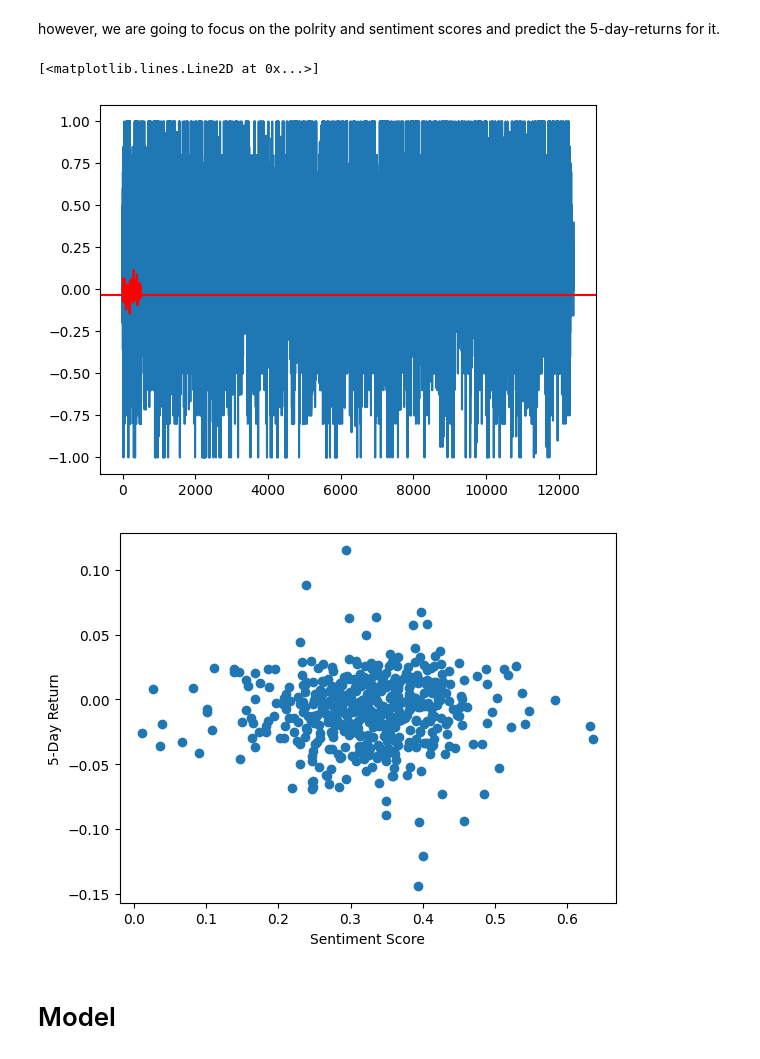
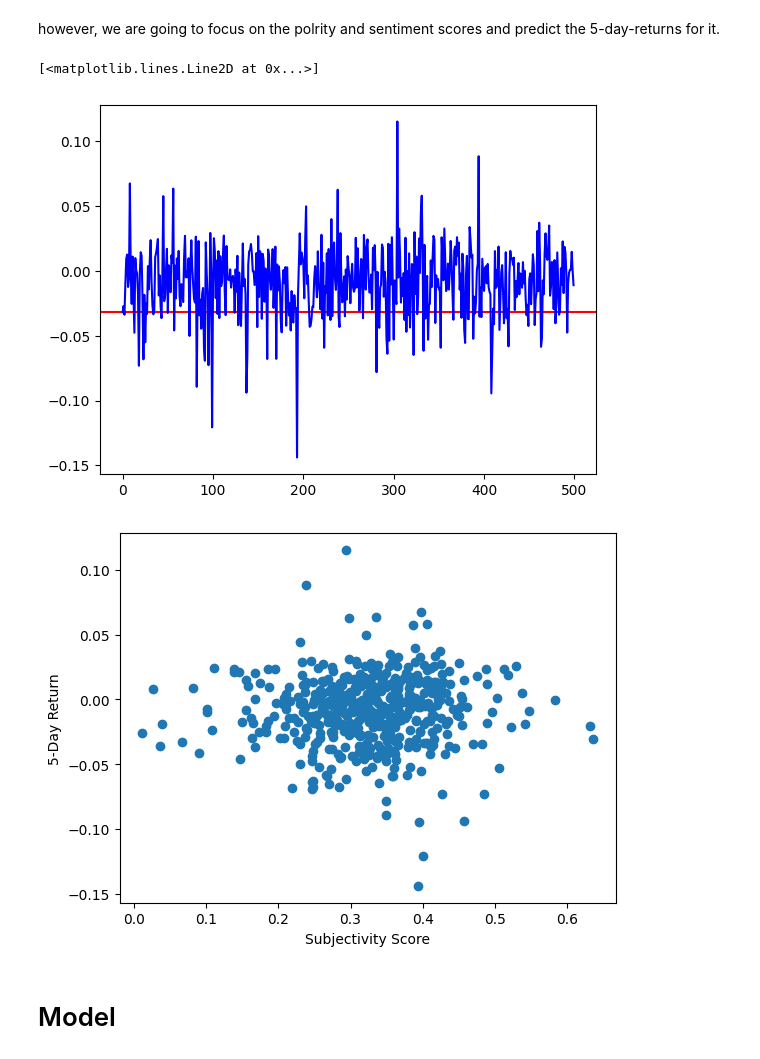
Before and after one commit to VedanshiShah7/Machine-Learning-In-Finance, a Jupyter notebook: Project 4/mini_project_4_test_mlf.ipynb, the cells around one changed output. Drawn from its saved outputs; the diff is of its cells as text; code cells hidden in the pictures.

Commit message:
added charts + also renamed subjectivity_score

```diff
--- a/Project 4/mini_project_4_test_mlf.ipynb
+++ b/Project 4/mini_project_4_test_mlf.ipynb
@@ -130,6 +130,9 @@ data
 | 498 | YUM | 0.163126 | 0.423962 |
 | 499 | ZBH | 0.136273 | 0.265697 |
 500 rows × 3 columns
+# %%
+# rename sentiment_score to subjectivity_score
+data.rename(columns={'sentiment_score':'subjectivity_score'},inplace=True)
 # %%
 # add a column to the dataframe to store the 5-day return
 data['five_day_return'] = 0
@@ -170,20 +173,20 @@ however, we are going to focus on the polrity and sentiment scores and predict t
 # %%
 # plot porality score from the dataframe df
 plt.plot(df['polarity_score'])
 # plot line at 5-day return
 plt.axhline(data['five_day_return'][0], color='red')
-plt.plot(data['five_day_return'], color='red')
+plt.plot(data['five_day_return'], color='blue')
 # %% [output]
 [<matplotlib.lines.Line2D at 0x...>]
-[figure, old version]
+[figure, new version]
 # %%
 # plot the sentiment score vs the 5-day return
-plt.scatter(data['sentiment_score'], data['five_day_return'])
-plt.xlabel('Sentiment Score')
+plt.scatter(data['subjectivity_score'], data['five_day_return'])
+plt.xlabel('Subjectivity Score')
 plt.ylabel('5-Day Return')
 plt.show()
 # %% [output]
-[figure, old version]
+[figure, new version]
 # %% [markdown]
 # Model
 # %% [markdown]
```
Also changed, not shown: parts of 6 cells of this notebook.
